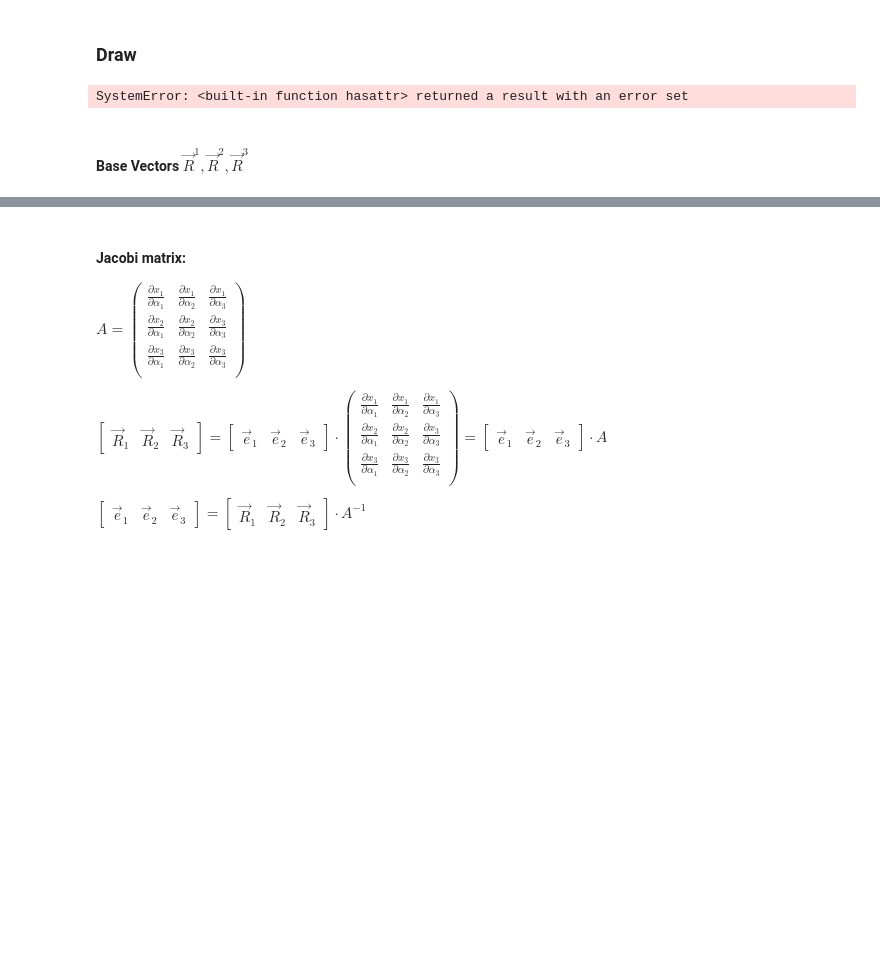
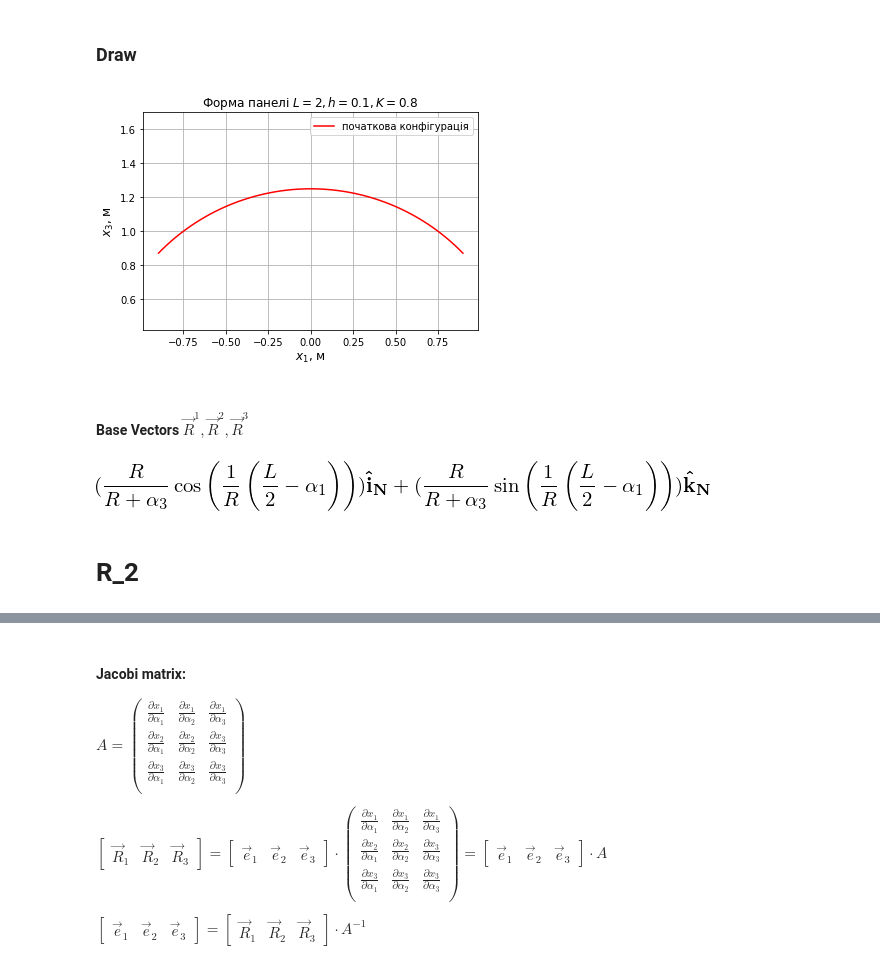
Before and after one commit to tarashor/vibrations, a Jupyter notebook: py2/All geometries.ipynb, the cells around one changed output, grey strips where cells are left out. Drawn from its saved outputs; the diff is of its cells as text; code cells hidden in the pictures; blank space fills up the shorter version.

Commit message:
added plot for deformed mesh

```diff
--- a/py2/All geometries.ipynb
+++ b/py2/All geometries.ipynb
@@ -7,7 +7,7 @@ from sympy import *
 from sympy.vector import CoordSys3D
 N = CoordSys3D('N')
 x1, x2, x3 = symbols("x_1 x_2 x_3")
-alpha1, alpha2, alpha3 = symbols("alpha_1 alpha_2 alpha3")
+alpha1, alpha2, alpha3 = symbols("alpha_1 alpha_2 alpha_3")
 R, L, ga, gv = symbols("R L g_a g_v")
 init_printing()
 # %% [markdown]
@@ -123,11 +123,16 @@ R3
 # %% [markdown]
 ### Draw
 # %%
+%matplotlib inline
+
 import matplotlib.pyplot as plt
 from matplotlib import cm
 
+x = R * cos(a1)
+z = R * sin(a1)
+
 alpha1_x = lambdify([R, L, alpha1], x, "numpy")
-alpha3_z = lambdify([R, L, alpha1], y, "numpy")
+alpha3_z = lambdify([R, L, alpha1], z, "numpy")
 
 R_num = 1/0.8
 L_num = 2
@@ -143,34 +148,34 @@ X_init = []
 Y_init = []
 x2 = 0
 x3 = 0
 
 for i in range(plot_x1_elements + 1):
     x1 = x1_start + i * dx1
 
     x=alpha1_x(R_num, L_num, x1)
     z=alpha3_z(R_num, L_num, x1)
 
     X_init.append(x)
     Y_init.append(z)
 
 
 
 plt.plot(X_init, Y_init, "r", label="початкова конфігурація")
 
 geometry_title = "K={}".format(1/R_num)
 plot_title = r"Форма панелі $L={}, h={}$".format(x1_end - x1_start, x3_end - x3_start)
 if (len(geometry_title) > 0):
     plot_title = r"Форма панелі $L={}, h={}, {}$".format(x1_end - x1_start, x3_end - x3_start, geometry_title)
 
 plt.title(plot_title)
 plt.axes().set_aspect('equal', 'datalim')
 plt.legend(loc='best')
 plt.xlabel(r"$x_1$, м", fontsize=12)
 plt.ylabel(r"$x_3$, м", fontsize=12)
 plt.grid()
 plt.show()
 # %% [output]
-SystemError: <built-in function hasattr> returned a result with an error set
+[figure, added]
 # %% [markdown]
 #### Base Vectors $\vec{R}^1, \vec{R}^2, \vec{R}^3$
 # %%
@@ -180,3 +185,5 @@ R_2=simplify(trigsimp(R3.cross(R1)/eps))
 R_3=simplify(trigsimp(R1.cross(R2)/eps))
 # %%
 R_1
+# %% [output]
+[figure, added]
@@ -185,2 +190,4 @@ R_2
+# %% [markdown]
+# R_2
 # %%
 R_3
```
Also changed, not shown: parts of 52 cells of this notebook, 6 other files.
